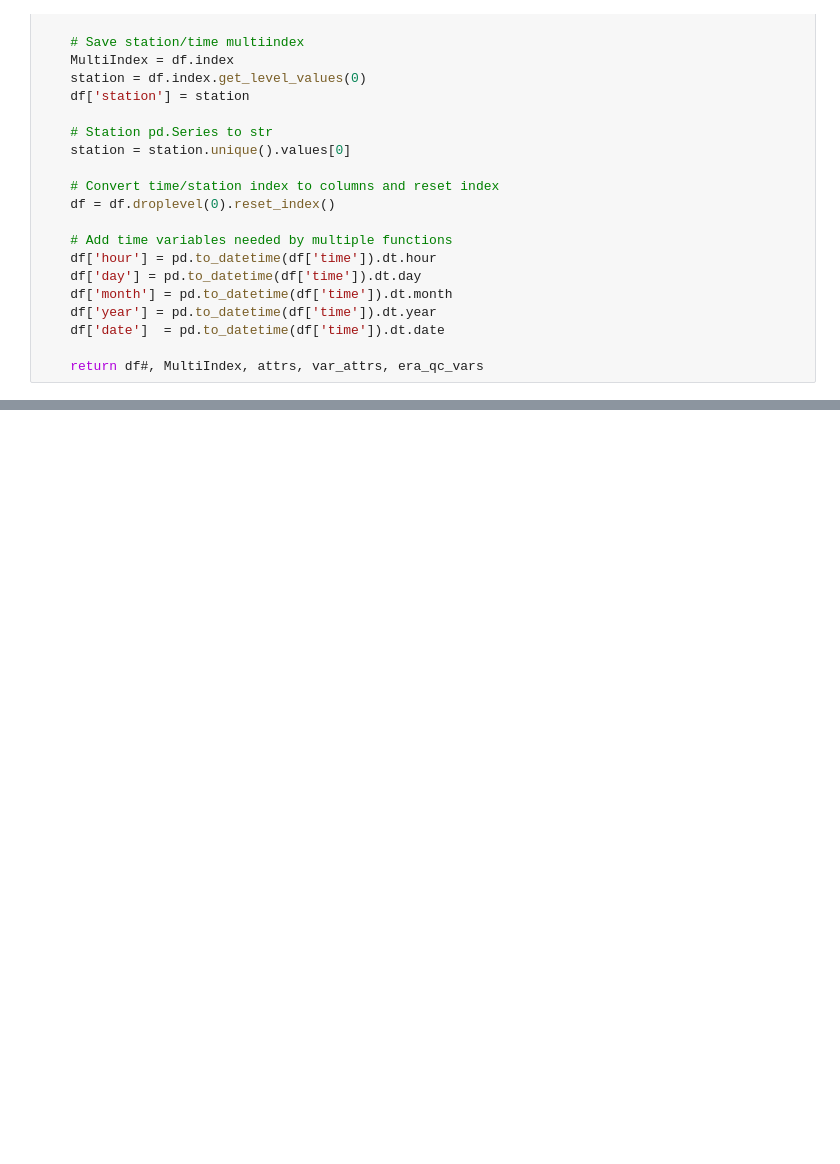
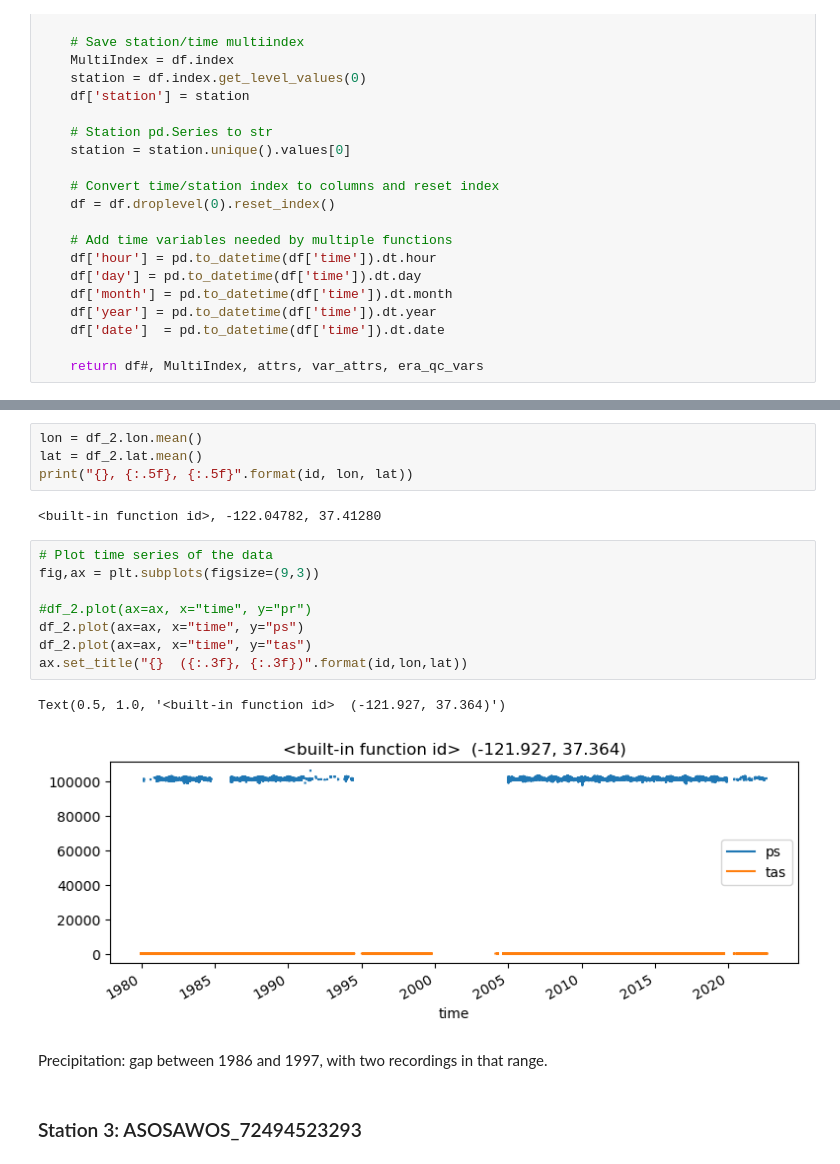
Before and after one commit to Eagle-Rock-Analytics/historical-obs-platform, a Jupyter notebook: test_platform/scripts/3_qaqc_data/asosawos_jumps_investigation.ipynb, the cells around one changed output, grey strips where cells are left out. Drawn from its saved outputs; the diff is of its cells as text; blank space fills up the shorter version.

```diff
--- a/test_platform/scripts/3_qaqc_data/asosawos_jumps_investigation.ipynb
+++ b/test_platform/scripts/3_qaqc_data/asosawos_jumps_investigation.ipynb
@@ -234,0 +299,21 @@ FileNotFoundError: The specified key does not exist.
+# %%
+lon = df_2.lon.mean()
+lat = df_2.lat.mean()
+print("{}, {:.5f}, {:.5f}".format(id, lon, lat))
+# %% [output]
+<built-in function id>, -122.04782, 37.41280
+# %%
+# Plot time series of the data
+fig,ax = plt.subplots(figsize=(9,3))
+
+#df_2.plot(ax=ax, x="time", y="pr")
+df_2.plot(ax=ax, x="time", y="ps")
+df_2.plot(ax=ax, x="time", y="tas")
+ax.set_title("{}  ({:.3f}, {:.3f})".format(id,lon,lat))
+# %% [output]
+Text(0.5, 1.0, '<built-in function id>  (-121.927, 37.364)')
+[figure, added]
+# %% [markdown]
+Precipitation: gap between 1986 and 1997, with two recordings in that range.
+# %% [markdown]
+### Station 3: ASOSAWOS_72494523293
```
Also changed, not shown: parts of 15 cells of this notebook.
